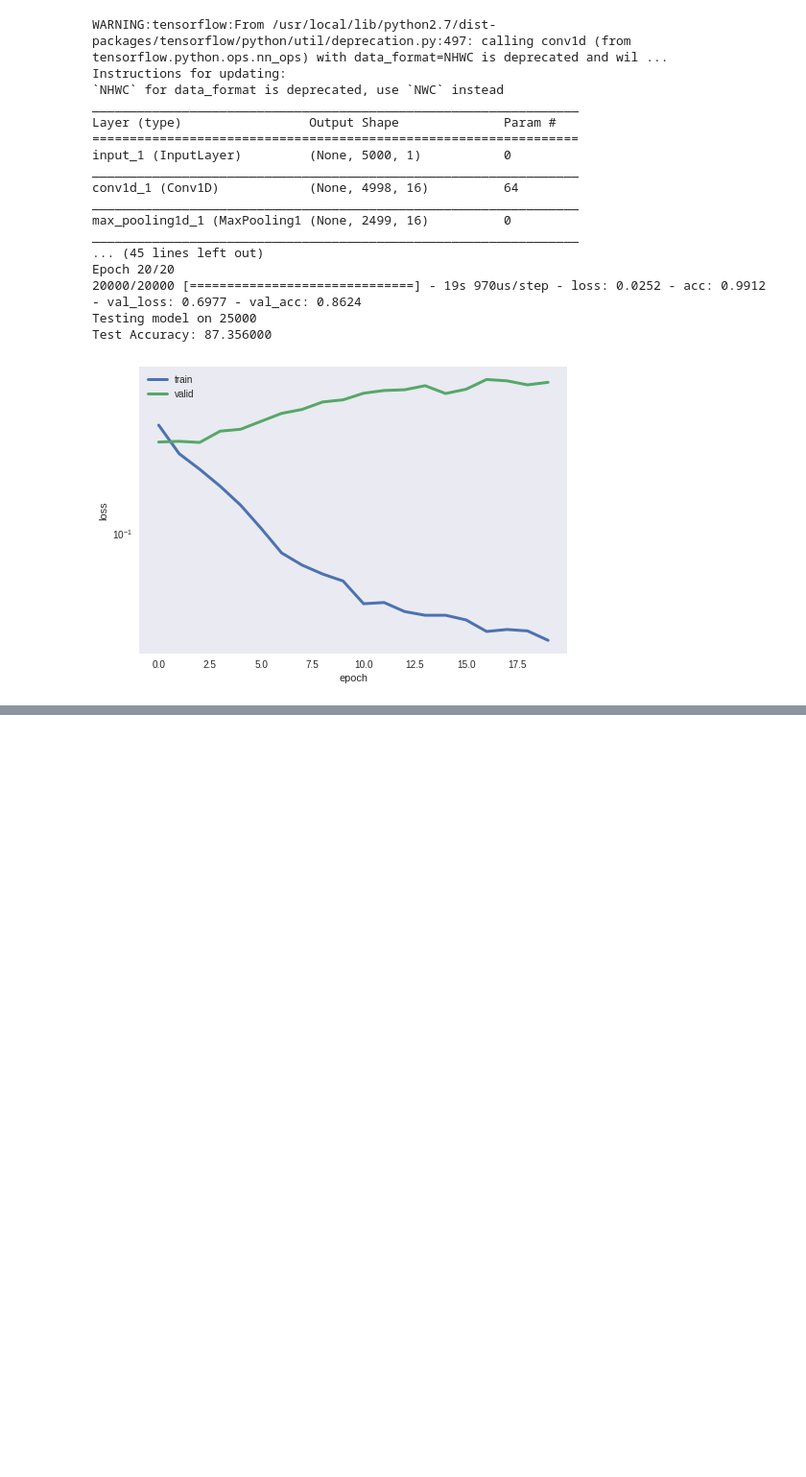
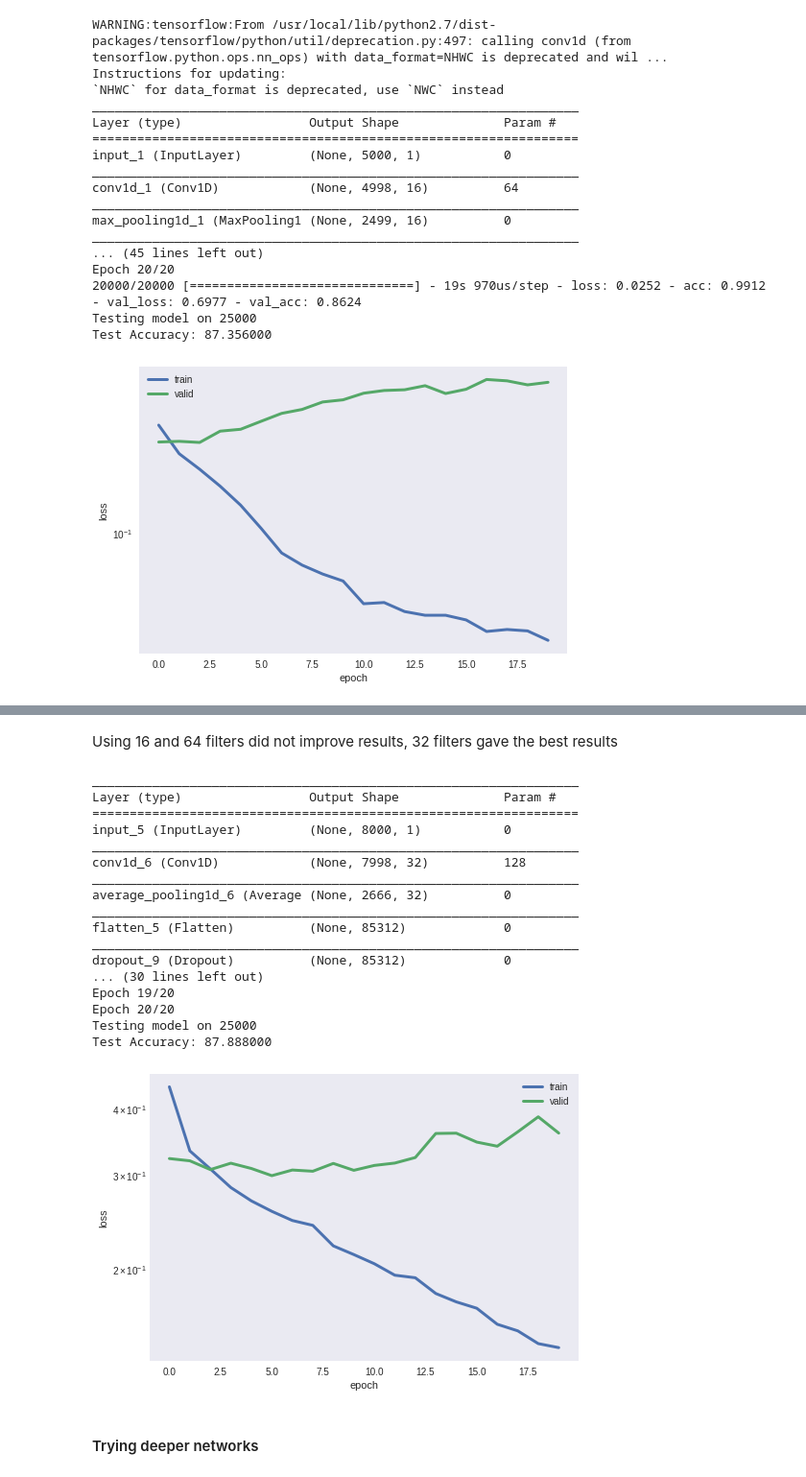
Before and after one commit to rgujju/sentiment-analysis, a Jupyter notebook: Sentiment_Analysis_BOW_CNN.ipynb, the cells around one changed output, grey strips where cells are left out. Shown at 96% size. Drawn from its saved outputs; the diff is of its cells as text; code cells hidden in the pictures; blank space fills up the shorter version.

Commit message:
Added deeper CNN and FCNN

```diff
--- a/Sentiment_Analysis_BOW_CNN.ipynb
+++ b/Sentiment_Analysis_BOW_CNN.ipynb
@@ -453,0 +458,11 @@ Test Accuracy: 87.356000
+# %%
+train_file = './data_stopwords/train.data' #floyd
+test_file = './data_stopwords/test.data' #floyd
+
+X,y = get_data(train_file,True)
+X_test,y_test = get_data(test_file,False)
+
+print("Tokenizing")
+X,X_test = ngram_tokenize(X,X_test,max_features=8000,ngram=(1,1))
+print(X.shape)
+print(X_test.shape)
@@ -453,0 +502,51 @@ Test Accuracy: 87.356000
+# %% [markdown]
+Using 16 and 64 filters did not improve results, 32 filters gave the best results
+# %%
+# One-hot encoding is required for softmax
+from sklearn.preprocessing import OneHotEncoder
+enc = OneHotEncoder(sparse=False)
+y = y.reshape(-1,1)
+y_test = y_test.reshape(-1,1)
+y = enc.fit_transform(y)
+y_test = enc.fit_transform(y_test)
+# [0->for negative 1-> for positive]
+# %%
+# X = X.toarray()
+# X = X.reshape((X.shape[0],X.shape[1],1))
+
+# X_test = X_test.toarray()
+# X_test = X_test.reshape((X_test.shape[0],X_test.shape[1],1))
+
+# print(X.shape)
+# print(X_test.shape)
+
+
+
+model = cnn_modelv3(input_shape=X.shape)
+
+model.compile(optimizer='adam',loss='categorical_crossentropy',metrics=['accuracy'])
+
+hist = train_model(model,X,y,epochs=20)
+test_model(model,X_test,y_test)
+plot_loss(hist)
+# %% [output]
+_________________________________________________________________
+Layer (type)                 Output Shape              Param #
+=================================================================
+input_5 (InputLayer)         (None, 8000, 1)           0
+_________________________________________________________________
+conv1d_6 (Conv1D)            (None, 7998, 32)          128
+_________________________________________________________________
+average_pooling1d_6 (Average (None, 2666, 32)          0
+_________________________________________________________________
+flatten_5 (Flatten)          (None, 85312)             0
+_________________________________________________________________
+dropout_9 (Dropout)          (None, 85312)             0
+... (30 lines left out)
+Epoch 19/20
+Epoch 20/20
+Testing model on 25000
+Test Accuracy: 87.888000
+[figure, added]
+# %% [markdown]
+#### Trying deeper networks
```
Also changed, not shown: parts of 24 cells of this notebook.
